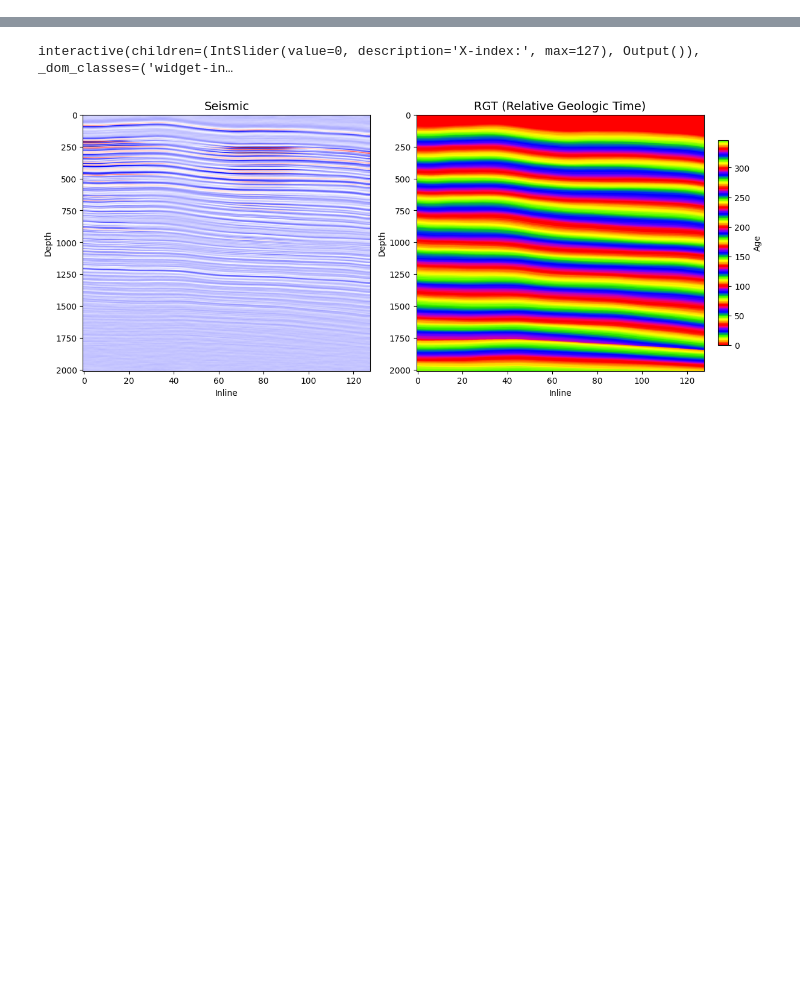
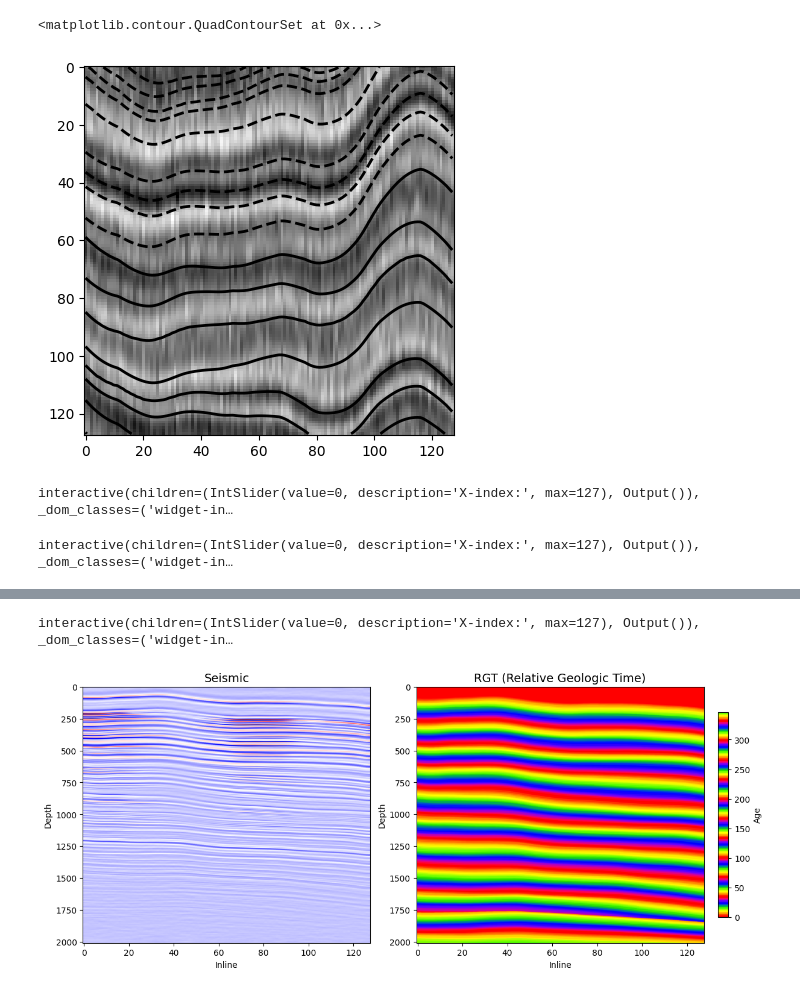
Before and after one commit to spaceswimmer/nnseismic, a Jupyter notebook: src/view_results.ipynb, the cells around one changed output, grey strips where cells are left out. Saved outputs shown, nothing was run; the diff lists cells and outputs as text; code cells hidden in the pictures; blank space fills up the shorter version.

```diff
--- a/src/view_results.ipynb
+++ b/src/view_results.ipynb
@@ -3,3 +4,32 @@ import numpy as np
 from glob import glob
 from util.plotting import plot_3d_array_interactive
 import matplotlib.pyplot as plt
+# %%
+ind = 0
+sl = (96, slice(None), slice(None))
+sl2 = (1, slice(None), slice(None))
+pred = sorted(glob("/mnt/storage/nnseismic/synthetic_data/val/rgt/*"), key=lambda x: int(os.path.basename(x).split('.')[0]))
+seis = sorted(glob("/mnt/storage/nnseismic/synthetic_data/val/seis/*"), key=lambda x: int(os.path.basename(x).split('.')[0]))
+rgt = np.fromfile(pred[ind], dtype=np.float32)
+rgt = rgt.reshape((128, 128, 128))
+seis_s = np.fromfile(seis[ind], dtype=np.float32)
+seis_s = seis_s.reshape((128, 128, 128))
+# %%
+plt.imshow(seis_s[sl].T, cmap='grey', interpolation='nearest')
+plt.contour(rgt[sl].T,np.linspace(np.min(rgt),np.max(rgt),30),colors='black',linewidths=2)
+# %% [output]
+<matplotlib.contour.QuadContourSet at 0x...>
+[figure, added]
+# %%
+
+
+# print(seismic.size/1024/1024)
+plot_3d_array_interactive(rgt, axis='x', cmap='jet')
+# %% [output]
+interactive(children=(IntSlider(value=0, description='X-index:', max=127), Output()), _dom_classes=('widget-in…
+# %%
+
+# print(seismic.size/1024/1024)
+plot_3d_array_interactive(seis_s, axis='x', cmap='grey')
+# %% [output]
+interactive(children=(IntSlider(value=0, description='X-index:', max=127), Output()), _dom_classes=('widget-in…
```
Also changed, not shown: parts of 4 cells of this notebook, 6 other files.
